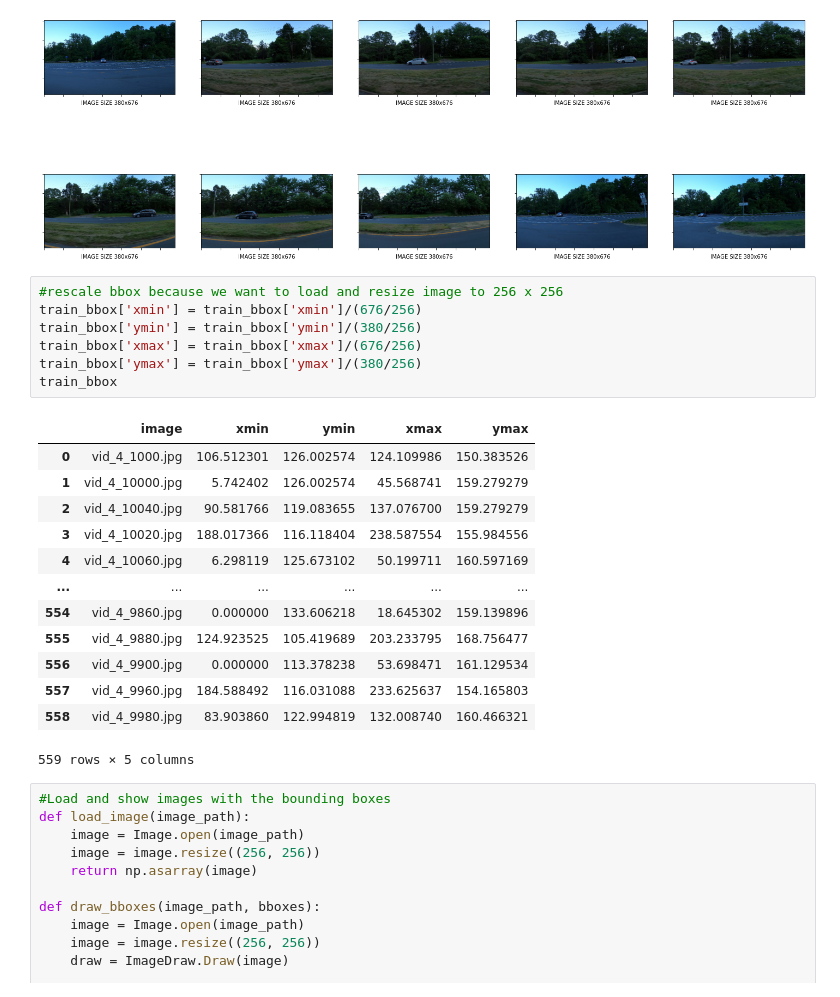
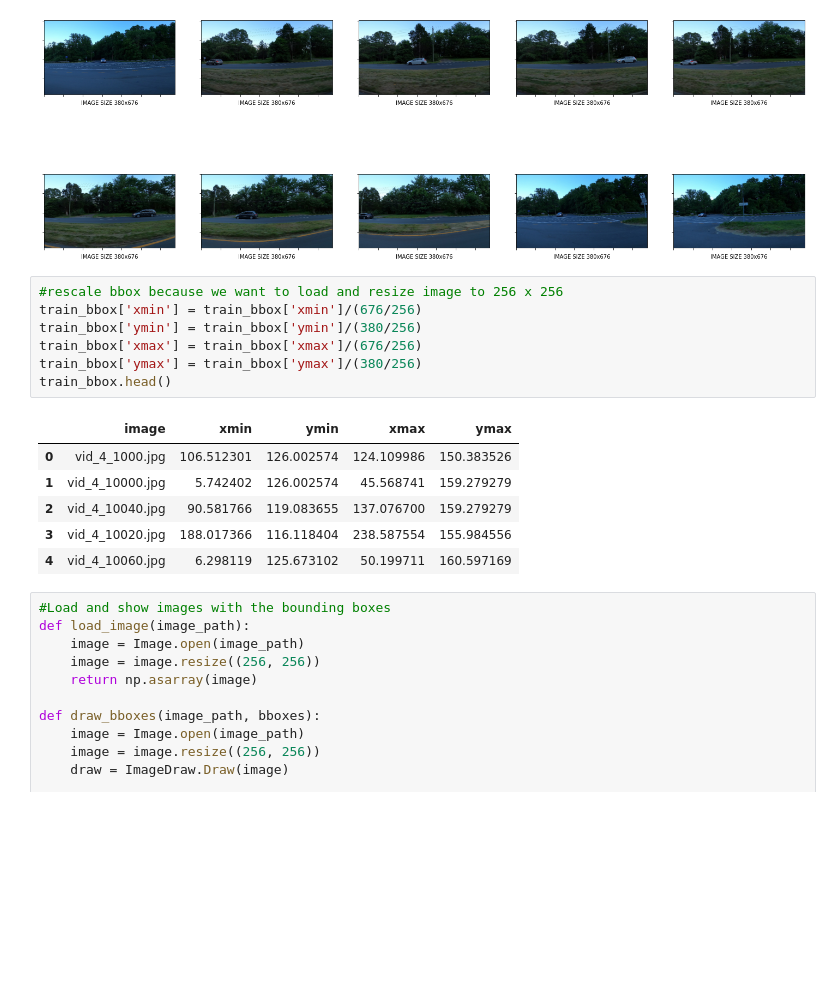
Before and after one commit to nindahn/car_object_detection, a Jupyter notebook: dts_object_detection.ipynb, the cells around one changed output. Drawn from its saved outputs; the diff is of its cells as text; blank space fills up the shorter version.

```diff
--- a/dts_object_detection.ipynb
+++ b/dts_object_detection.ipynb
@@ -51,24 +51,17 @@ plt.show()
 # %%
 #rescale bbox because we want to load and resize image to 256 x 256
 train_bbox['xmin'] = train_bbox['xmin']/(676/256)
 train_bbox['ymin'] = train_bbox['ymin']/(380/256)
 train_bbox['xmax'] = train_bbox['xmax']/(676/256)
 train_bbox['ymax'] = train_bbox['ymax']/(380/256)
-train_bbox
+train_bbox.head()
 # %% [output]
 |  | image | xmin | ymin | xmax | ymax |
 | 0 | vid_4_1000.jpg | 106.512301 | 126.002574 | 124.109986 | 150.383526 |
 | 1 | vid_4_10000.jpg | 5.742402 | 126.002574 | 45.568741 | 159.279279 |
 | 2 | vid_4_10040.jpg | 90.581766 | 119.083655 | 137.076700 | 159.279279 |
 | 3 | vid_4_10020.jpg | 188.017366 | 116.118404 | 238.587554 | 155.984556 |
 | 4 | vid_4_10060.jpg | 6.298119 | 125.673102 | 50.199711 | 160.597169 |
-| ... | ... | ... | ... | ... | ... |
-| 554 | vid_4_9860.jpg | 0.000000 | 133.606218 | 18.645302 | 159.139896 |
-| 555 | vid_4_9880.jpg | 124.923525 | 105.419689 | 203.233795 | 168.756477 |
-| 556 | vid_4_9900.jpg | 0.000000 | 113.378238 | 53.698471 | 161.129534 |
-| 557 | vid_4_9960.jpg | 184.588492 | 116.031088 | 233.625637 | 154.165803 |
-| 558 | vid_4_9980.jpg | 83.903860 | 122.994819 | 132.008740 | 160.466321 |
-559 rows × 5 columns
 # %%
 #Load and show images with the bounding boxes
 def load_image(image_path):
```
Also changed, not shown: parts of 11 cells of this notebook.
